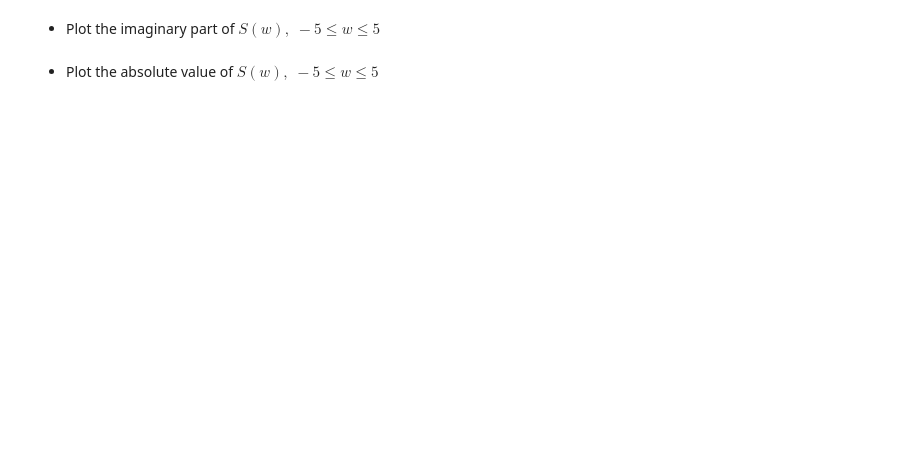
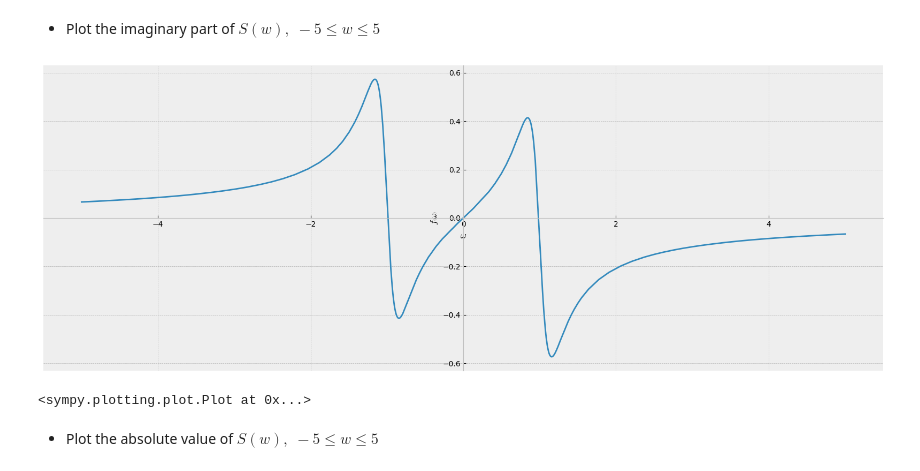
Before and after one commit to ViliRaunola/Wireless-Communication-Systems, a Jupyter notebook: Week 1/assignment_w1.ipynb, the cells around one changed output. Drawn from its saved outputs; the diff is of its cells as text; code cells hidden in the pictures; blank space fills up the shorter version.

```diff
--- a/Week 1/assignment_w1.ipynb
+++ b/Week 1/assignment_w1.ipynb
@@ -95,4 +109,9 @@ plotFunDerInt.show()
 # %% [markdown]
 - Plot the imaginary part of $S(w), \; -5 \leq w \leq 5$
+# %%
+sp.plot(sp.im(fTrans), (w, -5, 5))
+# %% [output]
+[figure, added]
+<sympy.plotting.plot.Plot at 0x...>
 # %% [markdown]
 - Plot the absolute value of $S(w), \; -5 \leq w \leq 5$
```
Also changed, not shown: parts of 6 cells of this notebook.
